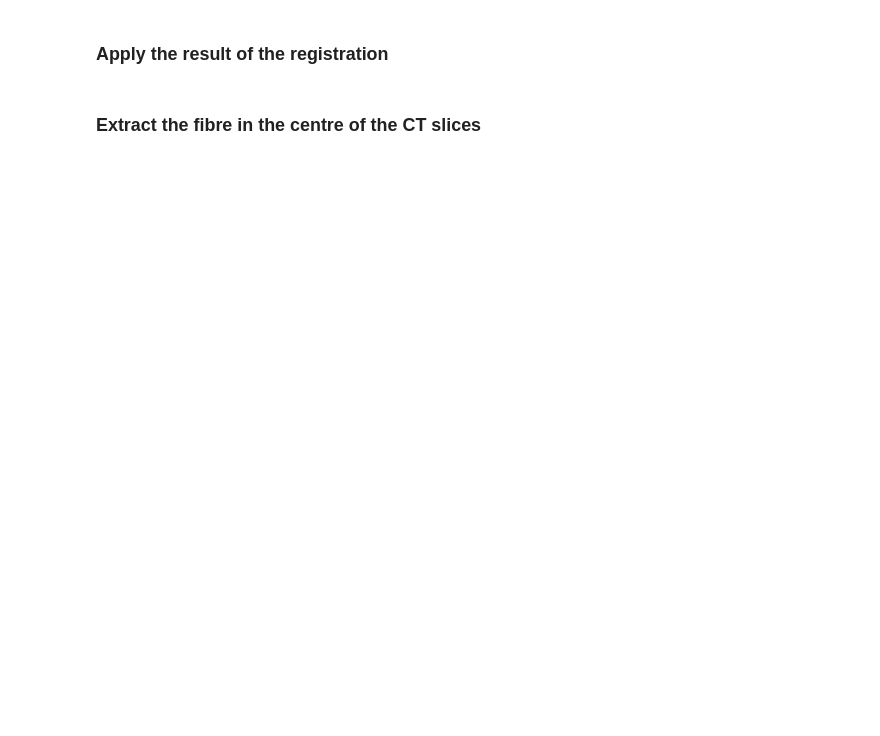
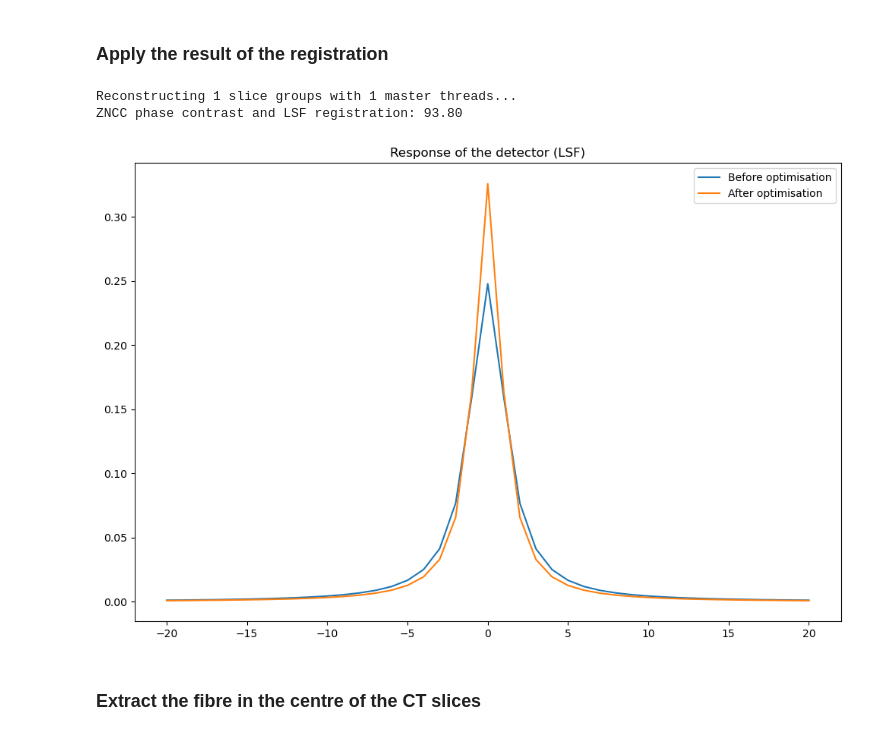
Before and after one commit to effepivi/CT2CAD-Fibres, a Jupyter notebook: tutorial/From_CT_acquisition_to_CAD_models.ipynb, the cells around one changed output. Drawn from its saved outputs; the diff is of its cells as text; code cells hidden in the pictures; blank space fills up the shorter version.

```diff
--- a/tutorial/From_CT_acquisition_to_CAD_models.ipynb
+++ b/tutorial/From_CT_acquisition_to_CAD_models.ipynb
@@ -107,7 +107,7 @@ theta = np.linspace(0.,
                     endpoint=False);
 theta_rad = theta / 180.0 * math.pi;
 
-roi_length = 40;
+roi_length = 60;
 
 value_range = 6;
 num_samples = 15;
@@ -269,9 +271,22 @@ Zero-mean unit-variance normalisation is applied to use the reference images in
 $$I' = \frac{I - \bar{I}}{\sigma}$$
 
 Where $I'$ is the image after the original image $I$ has been normalised, $\bar{I}$ is the average pixel value of $I$, and $\sigma$ is its standard deviation.
-# %%
-def standardisation(I):
-    return (I - I.mean()) / max(I.std(), 1e-32);
+# %%
+def standardisation(I):
+    image = copy.deepcopy(I);
+
+    # Sometimes the CT reconstruction algorithm create NaN on
+    # the top and right borders, we filter them out using
+    # a median filter ignoring NaN
+    nan_index = np.argwhere(np.isnan(image));
+    if nan_index.shape[0]:
+        temp = np.pad(image, 1, "edge");
+
+        for index in nan_index:
+            roi = temp[index[0]-1+1:index[0]+1+2, index[1]-1+1:index[1]+1+2];
+            image[index[0], index[1]] = np.nanmedian(roi);
+
+    return (image - image.mean()) / image.std();
 # %%
 normalised_reference_sinogram = standardisation(reference_sinogram);
 normalised_reference_CT       = standardisation(reference_CT);
@@ -1584,8 +1616,8 @@ else:
     prefix = "spectrum1_";
 
     opts = cma.CMAOptions()
-    opts.set('tolfun', 1e-3);
-    opts['tolx'] = 1e-3;
+    opts.set('tolfun', 1e-2);
+    opts['tolx'] = 1e-2;
     opts['bounds'] = bounds;
 
     es = cma.CMAEvolutionStrategy(x0, 0.25, opts);
@@ -2099,14 +2154,19 @@ profile_test_whole_image_without_Poisson_noise = copy.deepcopy(np.diag(simulated
 # Compute the ZNCC
 print("ZNCC phase contrast and LSF registration:",
       "{:.2f}".format(100.0 * np.mean(np.multiply(normalised_reference_CT, normalised_simulated_CT))));
+# %% [output]
+Reconstructing 1 slice groups with 1 master threads...
+ZNCC phase contrast and LSF registration: 93.80
 # %%
 fig=plt.figure();
 plt.title("Response of the detector (LSF)");
 plt.plot(t, old_lsf, label="Before optimisation");
-plt.plot(t, lsf_kernel, label="Before optimisation");
+plt.plot(t, lsf_kernel, label="After optimisation");
 plt.legend();
 plt.savefig('plots/LSF_optimised.pdf');
 plt.savefig('plots/LSF_optimised.png');
+# %% [output]
+[figure, added]
 # %% [markdown]
 ### Extract the fibre in the centre of the CT slices
 # %%
```
Also changed, not shown: parts of 28 cells of this notebook, 29 other files.
